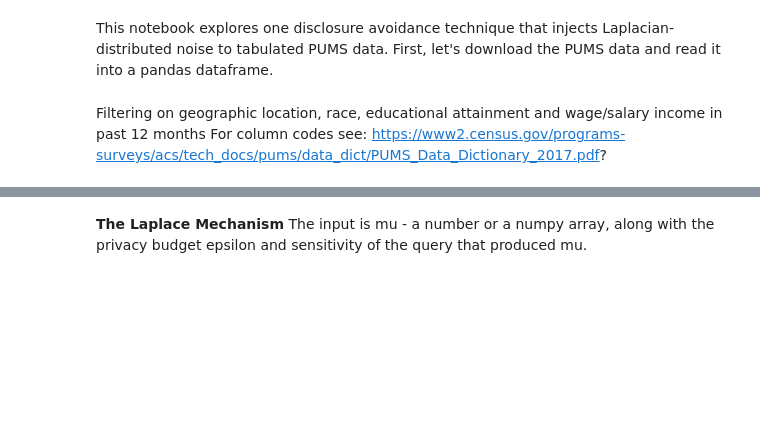
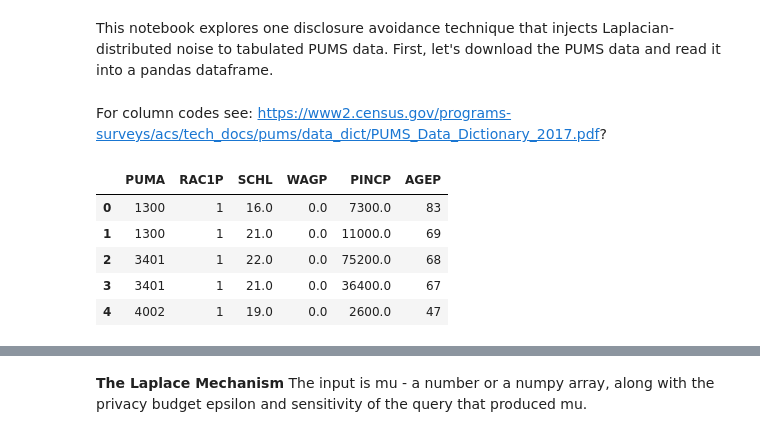
Before and after one commit to umadesai/census-dp, a Jupyter notebook: notebooks/dp-count.ipynb, the cells around one changed output, grey strips where cells are left out. Drawn from its saved outputs; the diff is of its cells as text; code cells hidden in the pictures; blank space fills up the shorter version.

```diff
--- a/notebooks/dp-count.ipynb
+++ b/notebooks/dp-count.ipynb
@@ -13,6 +13,16 @@ z = zipfile.ZipFile(io.BytesIO(r.content))
 z.extract('psam_p42.csv')
 pa = pd.read_csv("psam_p42.csv")
 # %% [markdown]
-Filtering on geographic location, race, educational attainment and wage/salary income in past 12 months
 For column codes see:
 https://www2.census.gov/programs-surveys/acs/tech_docs/pums/data_dict/PUMS_Data_Dictionary_2017.pdf?
+# %%
+#Filtering geographic location, race, educational attainment, total income in past 12 months and age for all 18+ PA persons
+new_pa = pa.query("AGEP>=18").filter(items=['PUMA','RAC1P','SCHL','WAGP','PINCP','AGEP'])
+new_pa.head()
+# %% [output]
+|  | PUMA | RAC1P | SCHL | WAGP | PINCP | AGEP |
+| 0 | 1300 | 1 | 16.0 | 0.0 | 7300.0 | 83 |
+| 1 | 1300 | 1 | 21.0 | 0.0 | 11000.0 | 69 |
+| 2 | 3401 | 1 | 22.0 | 0.0 | 75200.0 | 68 |
+| 3 | 3401 | 1 | 21.0 | 0.0 | 36400.0 | 67 |
+| 4 | 4002 | 1 | 19.0 | 0.0 | 2600.0 | 47 |
```
Also changed, not shown: parts of 8 cells of this notebook.
